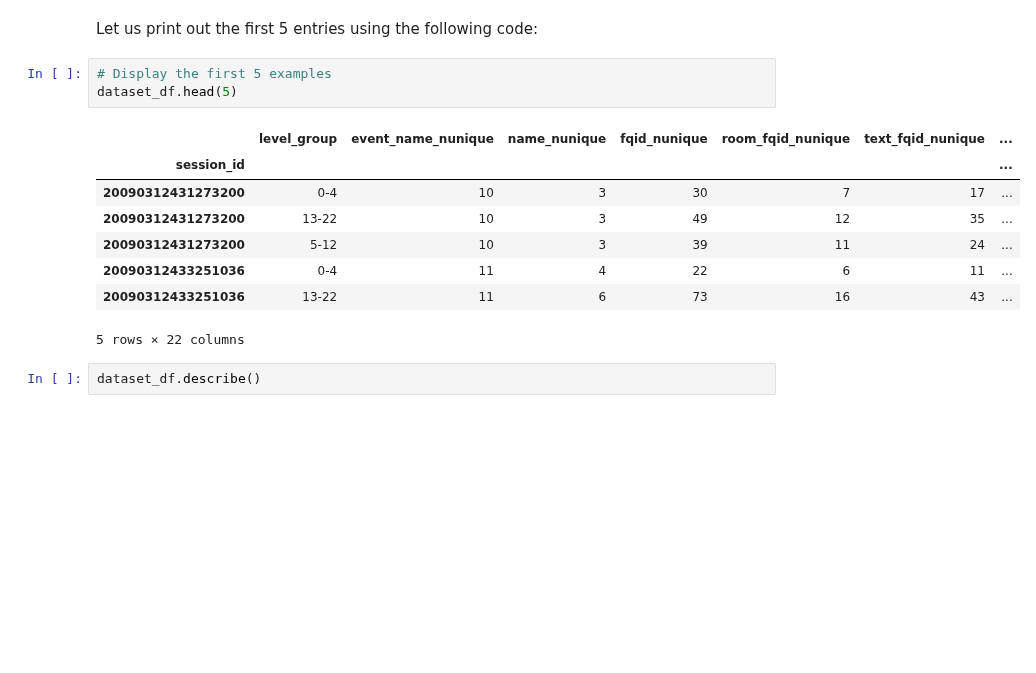
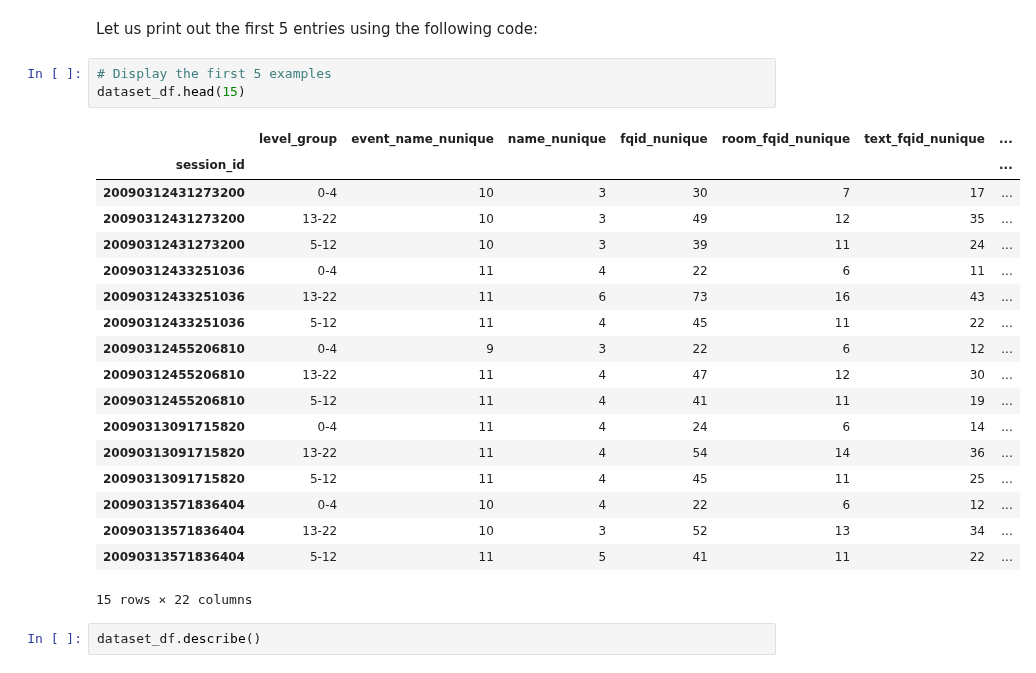
Before and after one commit to Kaggle-Project-TUC-DS/student-performance, a Jupyter notebook: notebooks/student-performance-w-tensorflow-decision-forests.ipynb, the cells around one changed output. Drawn from its saved outputs; the diff is of its cells as text; blank space fills up the shorter version.

```diff
--- a/notebooks/student-performance-w-tensorflow-decision-forests.ipynb
+++ b/notebooks/student-performance-w-tensorflow-decision-forests.ipynb
@@ -225,16 +212,26 @@ Our feature engineered dataset is composed of 22 columns and 70686 entries.
 Let us print out the first 5 entries using the following code:
 # %%
 # Display the first 5 examples
-dataset_df.head(5)
+dataset_df.head(15)
 # %% [output]
 |  | level_group | event_name_nunique | name_nunique | fqid_nunique | room_fqid_nunique | text_fqid_nunique | ... |
 | session_id |  |  |  |  |  |  | ... |
 | 20090312431273200 | 0-4 | 10 | 3 | 30 | 7 | 17 | ... |
 | 20090312431273200 | 13-22 | 10 | 3 | 49 | 12 | 35 | ... |
 | 20090312431273200 | 5-12 | 10 | 3 | 39 | 11 | 24 | ... |
 | 20090312433251036 | 0-4 | 11 | 4 | 22 | 6 | 11 | ... |
 | 20090312433251036 | 13-22 | 11 | 6 | 73 | 16 | 43 | ... |
+| 20090312433251036 | 5-12 | 11 | 4 | 45 | 11 | 22 | ... |
+| 20090312455206810 | 0-4 | 9 | 3 | 22 | 6 | 12 | ... |
+| 20090312455206810 | 13-22 | 11 | 4 | 47 | 12 | 30 | ... |
+| 20090312455206810 | 5-12 | 11 | 4 | 41 | 11 | 19 | ... |
+| 20090313091715820 | 0-4 | 11 | 4 | 24 | 6 | 14 | ... |
+| 20090313091715820 | 13-22 | 11 | 4 | 54 | 14 | 36 | ... |
+| 20090313091715820 | 5-12 | 11 | 4 | 45 | 11 | 25 | ... |
+| 20090313571836404 | 0-4 | 10 | 4 | 22 | 6 | 12 | ... |
+| 20090313571836404 | 13-22 | 10 | 3 | 52 | 13 | 34 | ... |
+| 20090313571836404 | 5-12 | 11 | 5 | 41 | 11 | 22 | ... |
-5 rows × 22 columns
+15 rows × 22 columns
 # %%
 dataset_df.describe()
 # %% [output]
```
Also changed, not shown: parts of 15 cells of this notebook, 3 other files.
